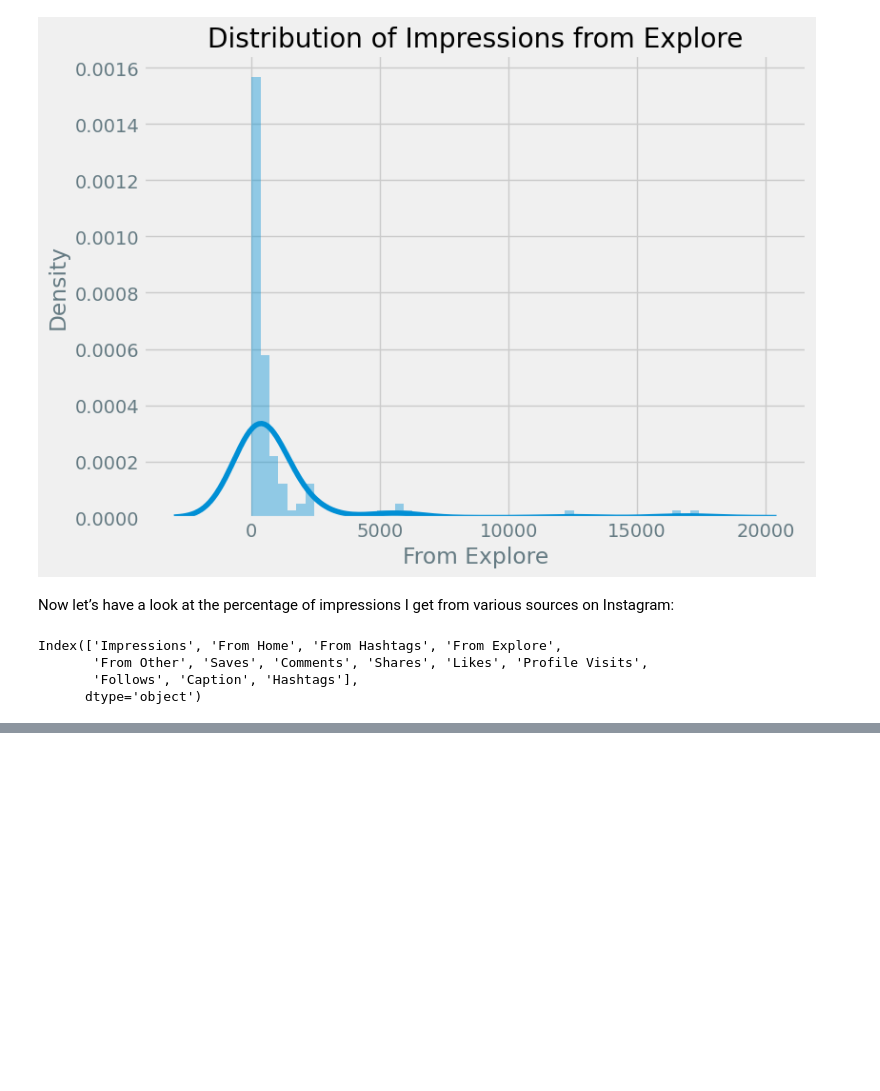
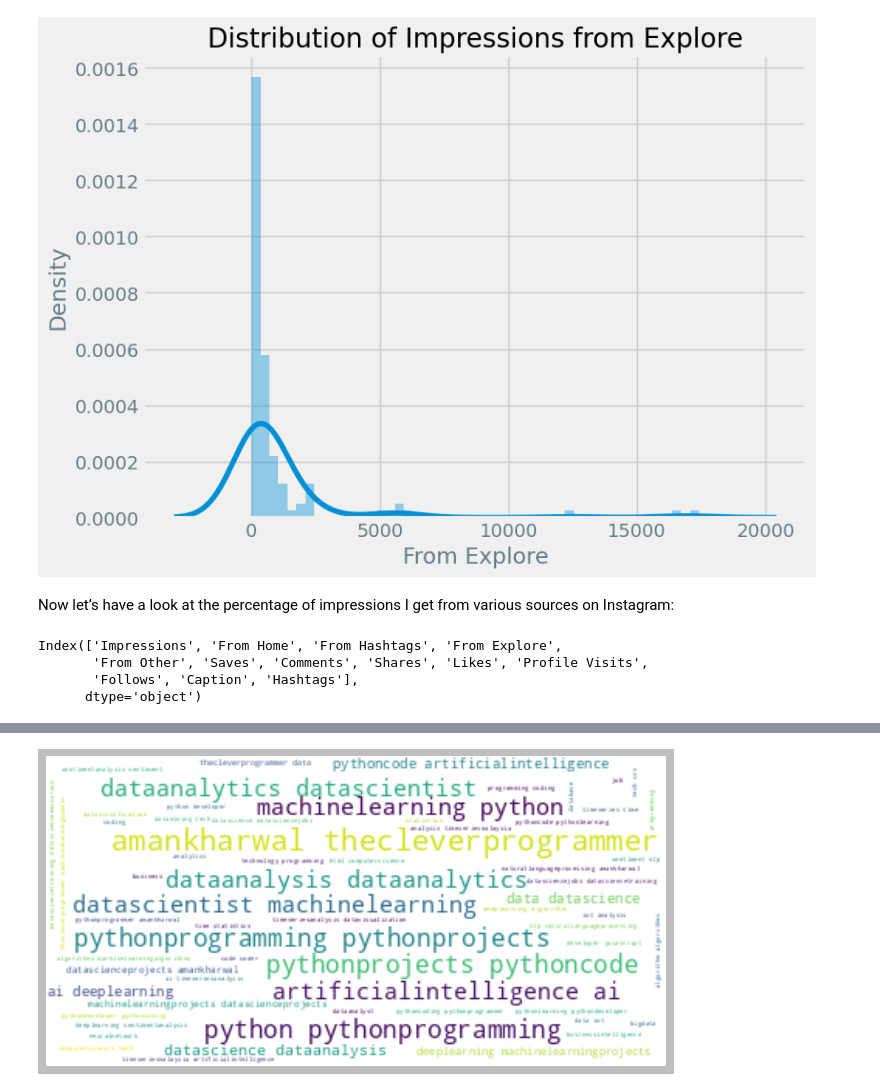
Before and after one commit to ramsha275/Instagram-Reach-Analysis, a Jupyter notebook: Insta_Reach_Analysis.ipynb, the cells around one changed output, grey strips where cells are left out. Drawn from its saved outputs; the diff is of its cells as text; code cells hidden in the pictures; blank space fills up the shorter version.

```diff
--- a/Insta_Reach_Analysis.ipynb
+++ b/Insta_Reach_Analysis.ipynb
@@ -134,0 +159,9 @@ fig.show()
+# %%
+h_img = WordCloud(stopwords=set(STOPWORDS), background_color="white").generate(hashtags_text)
+plt.style.use('classic')
+plt.figure( figsize=(10,8))
+plt.imshow(h_img, interpolation='bilinear')
+plt.axis("off")
+plt.show()
+# %% [output]
+[figure, added]
```
Also changed, not shown: parts of 7 cells of this notebook.
